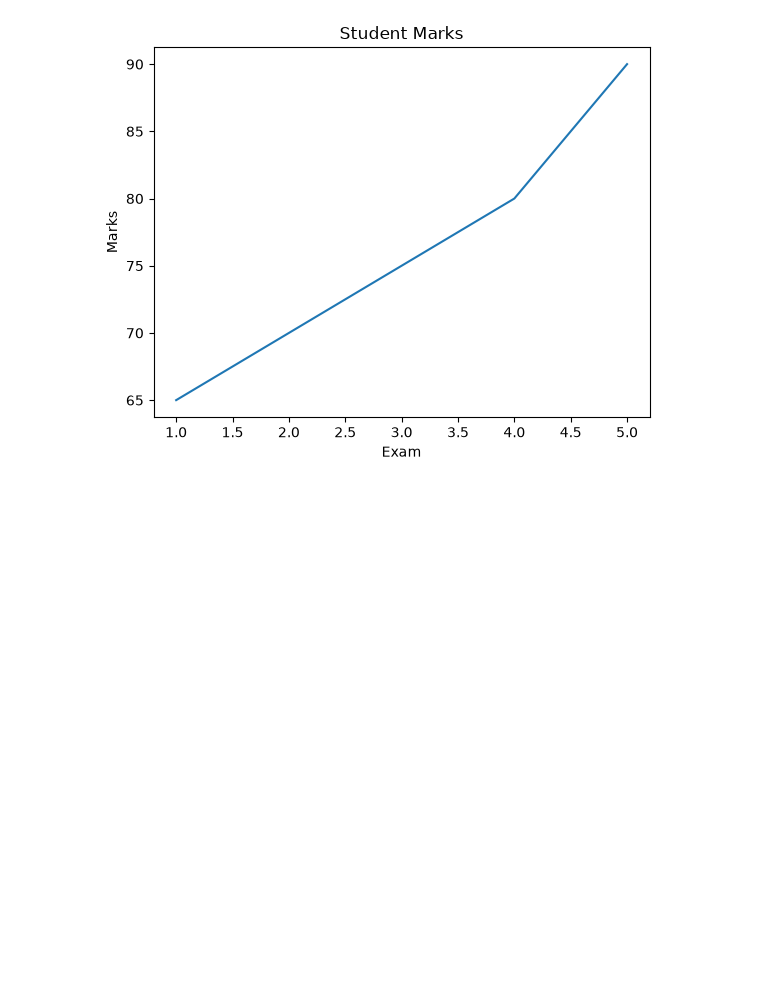
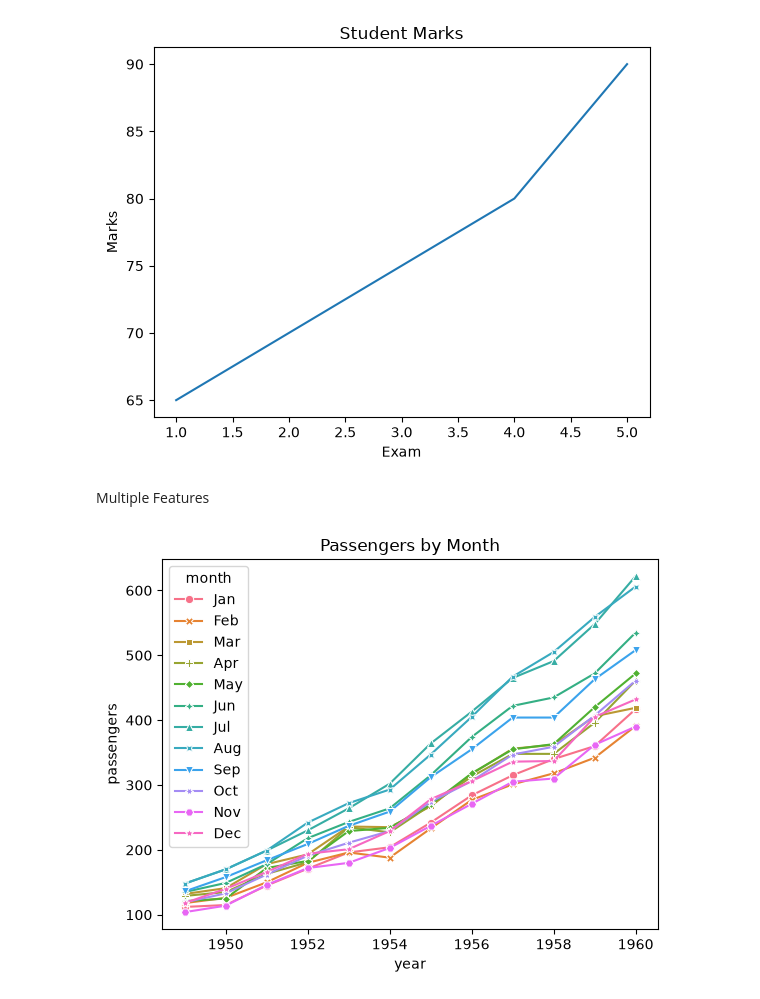
Before and after one commit to ayshamehek/Python-Data-Science-Libraries-, a Jupyter notebook: seaborn/examples.ipynb, the cells around one changed output. Saved outputs shown, nothing was run; the diff lists cells and outputs as text; code cells hidden in the pictures; blank space fills up the shorter version.

```diff
--- a/seaborn/examples.ipynb
+++ b/seaborn/examples.ipynb
@@ -72,3 +72,25 @@ plt.title("Student Marks")
 plt.show()
 # %% [output]
 [figure]
+# %% [markdown]
+Multiple Features
+# %%
+import seaborn as sns
+import matplotlib.pyplot as plt
+
+flights = sns.load_dataset("flights")
+
+sns.lineplot(
+    x="year",
+    y="passengers",
+    hue="month",
+    style="month",
+    markers=True,
+    dashes=False,
+    data=flights
+)
+
+plt.title("Passengers by Month")
+plt.show()
+# %% [output]
+[figure, added]
```
Also changed, not shown: parts of 2 cells of this notebook.
